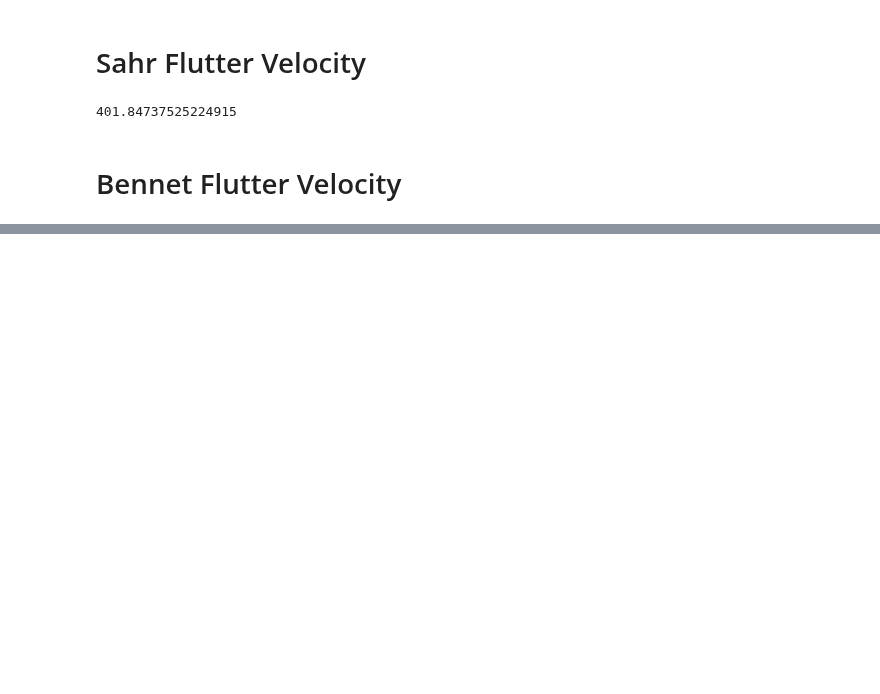
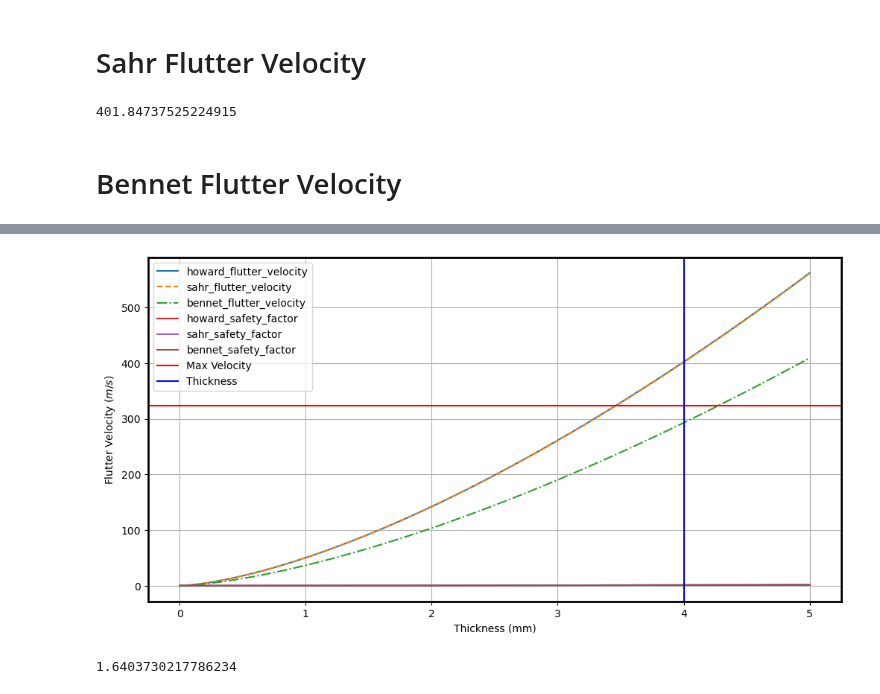
Before and after one commit to Iash5225/Python, a Jupyter notebook: notebooks/finflutter.ipynb, the cells around one changed output, grey strips where cells are left out. Cells and saved outputs as stored; diff of their text form; code cells hidden in the pictures; blank space fills up the shorter version.

Commit message:
Refactor code to improve readability and remove unnecessary print statements

```diff
--- a/notebooks/finflutter.ipynb
+++ b/notebooks/finflutter.ipynb
@@ -199,0 +267,35 @@ NameError: name 'MAX_VELOCITY' is not defined
+# %%
+fig, ax1 = plt.subplots(figsize=(12, 6))
+
+ax1.set_xlabel(r"Thickness (mm)")
+ax1.set_ylabel(r"Flutter Velocity ($m/s$)")
+ax1.grid(True)
+
+# Define a dictionary of line styles for clarity
+styles = {
+    "howard_flutter_velocity": {"linestyle": "-"},  # solid line
+    "sahr_flutter_velocity": {"linestyle": "--"},   # dashed line
+    "bennet_flutter_velocity": {"linestyle": "-."}  # dash-dot line
+}
+
+# Iterate through the DataFrame columns to plot each flutter velocity, excluding 'thickness'
+for column in flutter_df.columns:
+    if column != "thickness":  # Ensure we only plot flutter velocity columns
+        ax1.plot(flutter_df["thickness"], flutter_df[column], label=column,
+                 **styles.get(column, {"linestyle": "-"}))  # Default to solid line if not specified
+
+# Plotting Max Velocity and Thickness lines
+ax1.axhline(y=MAX_VELOCITY, color='r', linestyle='-', label='Max Velocity')
+ax1.axvline(x=THICKNESS, color='b', linestyle='-', label='Thickness')
+
+# Adjusting spine properties
+for spine in ax1.spines.values():
+    spine.set_edgecolor('black')
+    spine.set_linewidth(2)
+
+# Showing the legend to distinguish between different flutter velocities
+ax1.legend()
+
+plt.show()
+# %% [output]
+[figure, added]
@@ -199,0 +332,4 @@ NameError: name 'MAX_VELOCITY' is not defined
+# %%
+print(howard_flutter_grid[1,1])
+# %% [output]
+1.6403730217786234
```
Also changed, not shown: parts of 15 cells of this notebook, 1 other file.
